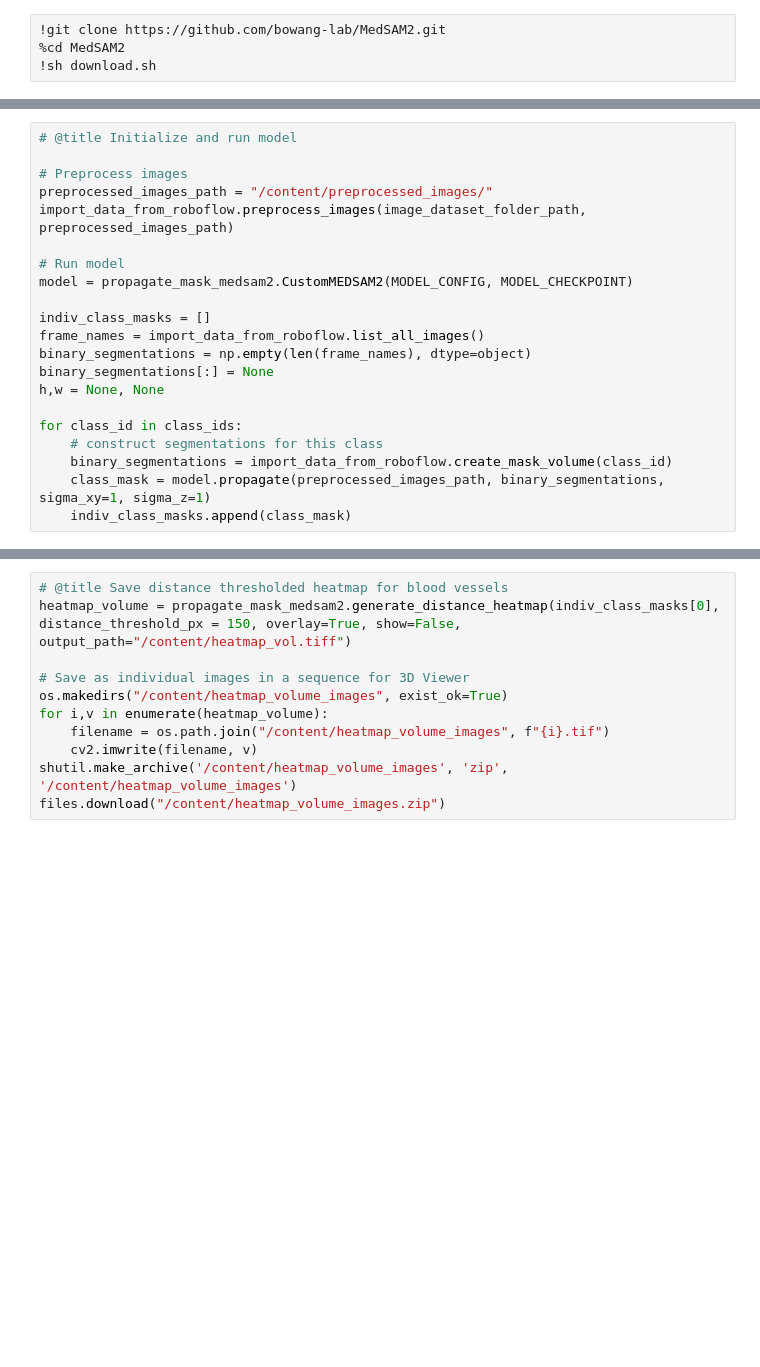
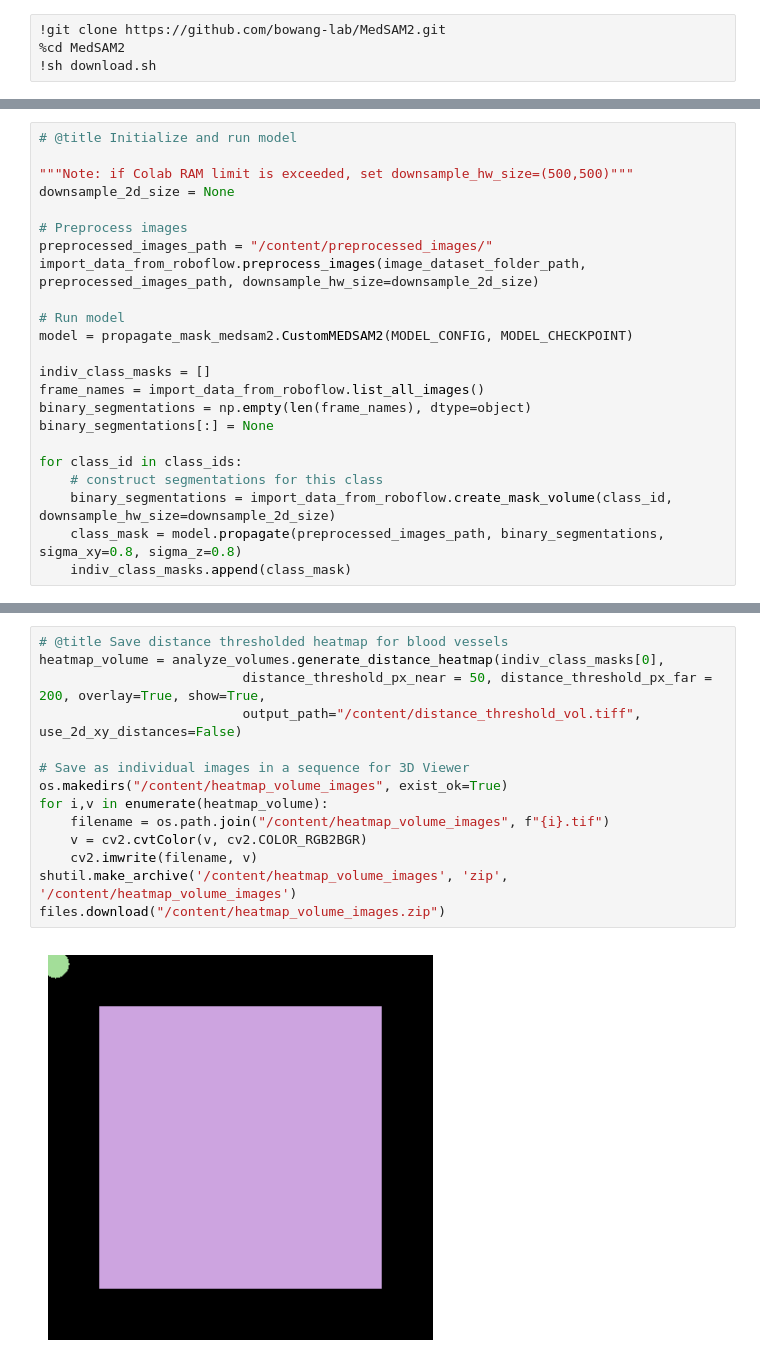
Before and after one commit to WinetraubLab/3d-segmentation, a Jupyter notebook: 3D-segmentation.ipynb, the cells around one changed output, grey strips where cells are left out. Drawn from its saved outputs; the diff is of its cells as text; blank space fills up the shorter version.

```diff
--- a/3D-segmentation.ipynb
+++ b/3D-segmentation.ipynb
@@ -92,9 +76,12 @@ MODEL_CHECKPOINT = "checkpoints/MedSAM2_latest.pt"
 # %%
 # @title Initialize and run model
 
+"""Note: if Colab RAM limit is exceeded, set downsample_hw_size=(500,500)"""
+downsample_2d_size = None
+
 # Preprocess images
 preprocessed_images_path = "/content/preprocessed_images/"
-import_data_from_roboflow.preprocess_images(image_dataset_folder_path, preprocessed_images_path)
+import_data_from_roboflow.preprocess_images(image_dataset_folder_path, preprocessed_images_path, downsample_hw_size=downsample_2d_size)
 
 # Run model
 model = propagate_mask_medsam2.CustomMEDSAM2(MODEL_CONFIG, MODEL_CHECKPOINT)
@@ -103,10 +90,9 @@ indiv_class_masks = []
 frame_names = import_data_from_roboflow.list_all_images()
 binary_segmentations = np.empty(len(frame_names), dtype=object)
 binary_segmentations[:] = None
-h,w = None, None
 
 for class_id in class_ids:
     # construct segmentations for this class
-    binary_segmentations = import_data_from_roboflow.create_mask_volume(class_id)
-    class_mask = model.propagate(preprocessed_images_path, binary_segmentations, sigma_xy=1, sigma_z=1)
+    binary_segmentations = import_data_from_roboflow.create_mask_volume(class_id, downsample_hw_size=downsample_2d_size)
+    class_mask = model.propagate(preprocessed_images_path, binary_segmentations, sigma_xy=0.8, sigma_z=0.8)
     indiv_class_masks.append(class_mask)
@@ -123,11 +147,16 @@ export_coco.coco_to_tiff("predicted_segmentations_coco.json", "output_volume.tif
 # %%
 # @title Save distance thresholded heatmap for blood vessels
-heatmap_volume = propagate_mask_medsam2.generate_distance_heatmap(indiv_class_masks[0], distance_threshold_px = 150, overlay=True, show=False, output_path="/content/heatmap_vol.tiff")
+heatmap_volume = analyze_volumes.generate_distance_heatmap(indiv_class_masks[0],
+                          distance_threshold_px_near = 50, distance_threshold_px_far = 200, overlay=True, show=True,
+                          output_path="/content/distance_threshold_vol.tiff", use_2d_xy_distances=False)
 
 # Save as individual images in a sequence for 3D Viewer
 os.makedirs("/content/heatmap_volume_images", exist_ok=True)
 for i,v in enumerate(heatmap_volume):
     filename = os.path.join("/content/heatmap_volume_images", f"{i}.tif")
+    v = cv2.cvtColor(v, cv2.COLOR_RGB2BGR)
     cv2.imwrite(filename, v)
 shutil.make_archive('/content/heatmap_volume_images', 'zip', '/content/heatmap_volume_images')
 files.download("/content/heatmap_volume_images.zip")
+# %% [output]
+[figure, added]
```
Also changed, not shown: parts of 8 cells of this notebook, 1 other file.
